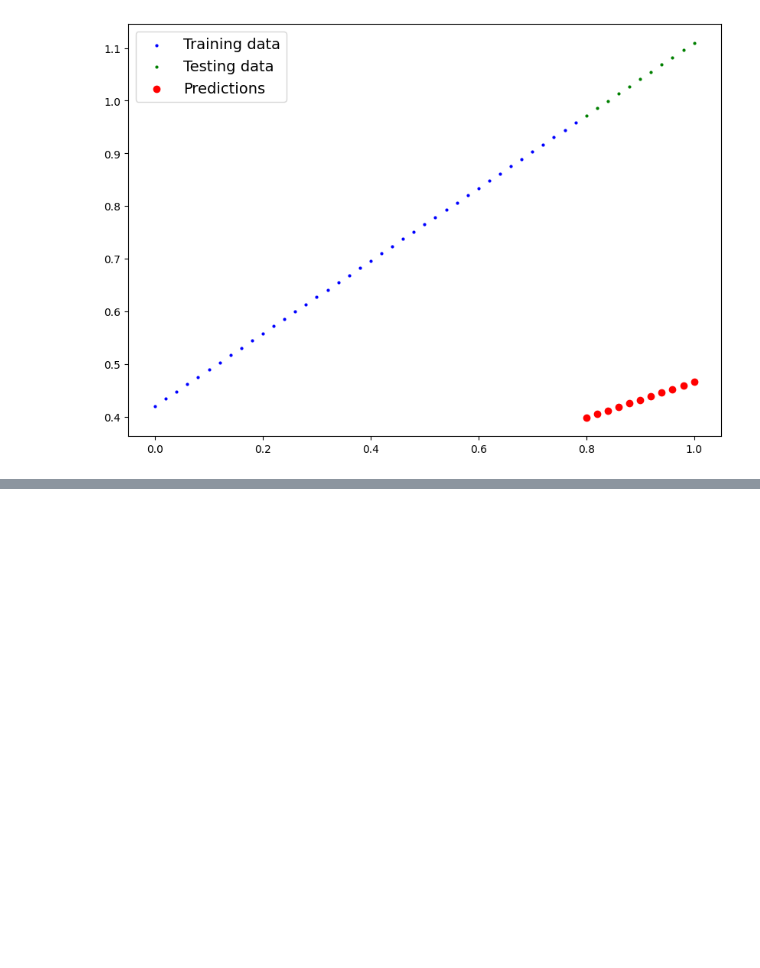
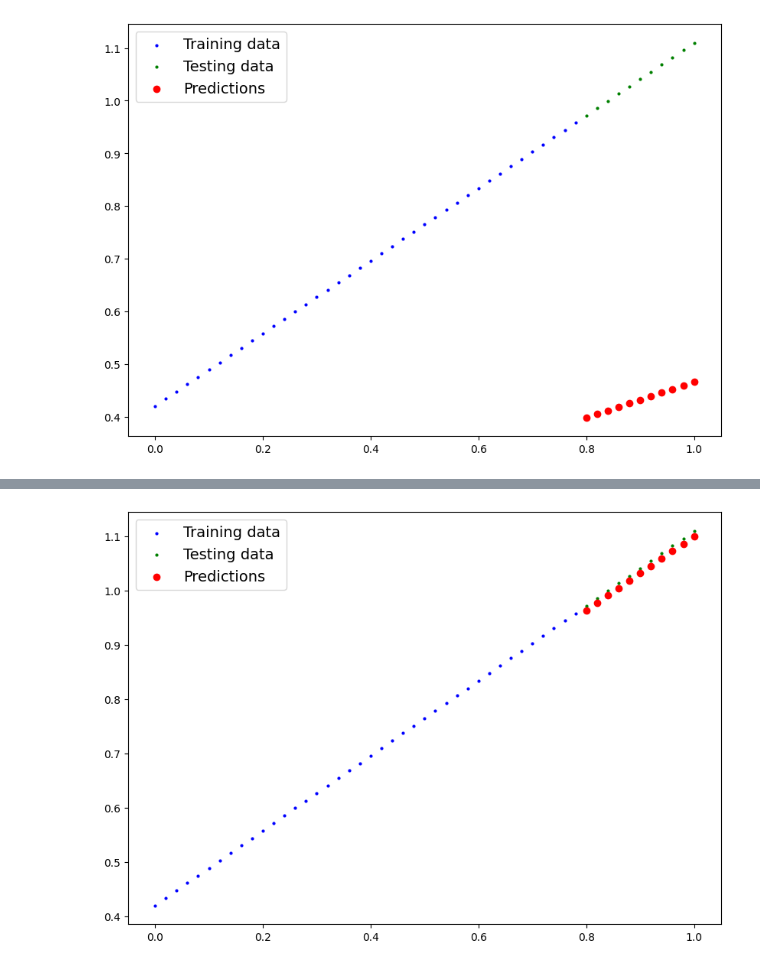
Before and after one commit to shellrider-games/learnpytorch, a Jupyter notebook: workflow/notebooks/workflow.ipynb, the cells around one changed output, grey strips where cells are left out. Saved outputs shown, nothing was run; the diff lists cells and outputs as text; code cells hidden in the pictures; blank space fills up the shorter version.

```diff
--- a/workflow/notebooks/workflow.ipynb
+++ b/workflow/notebooks/workflow.ipynb
@@ -127,0 +197,6 @@ plot_prediction(X_train, y_train, X_test, y_test, y_preds)
+# %%
+with torch.inference_mode():
+    y_preds = model_0(X_test)
+plot_prediction(X_train, y_train, X_test, y_test, y_preds)
+# %% [output]
+[figure, added]
```
Also changed, not shown: parts of 13 cells of this notebook, 2 other files.
